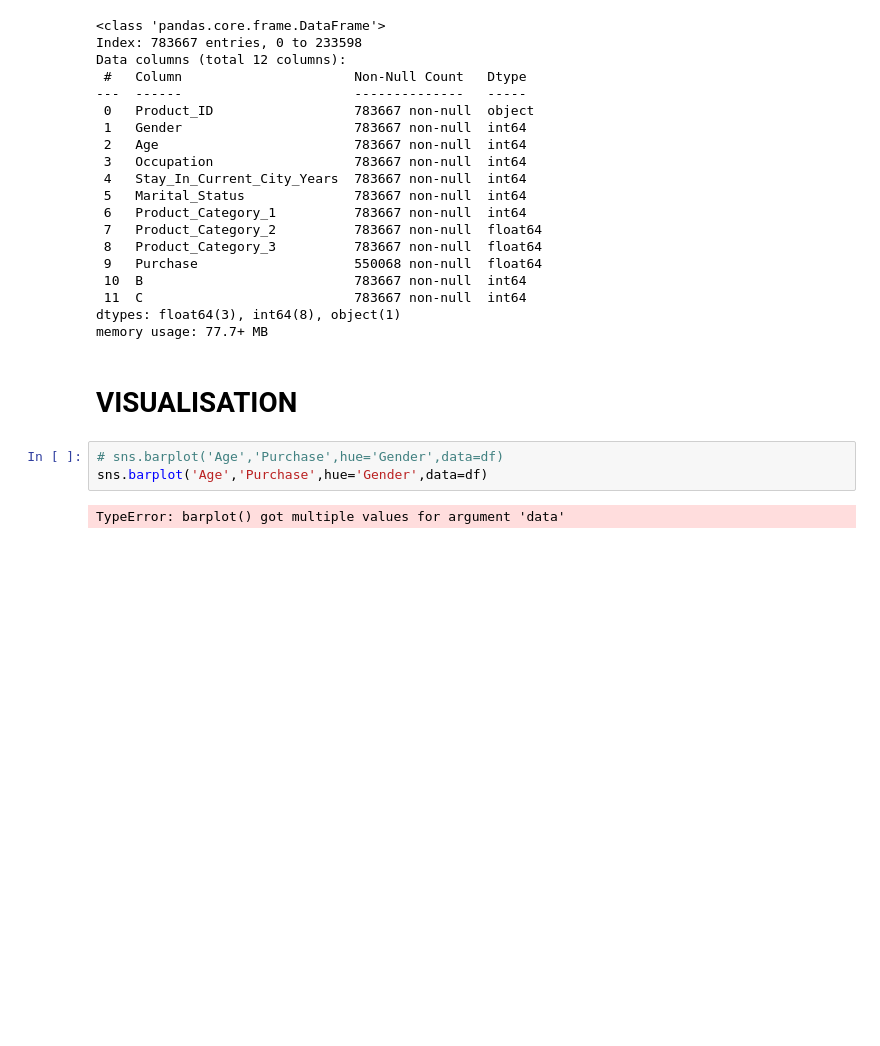
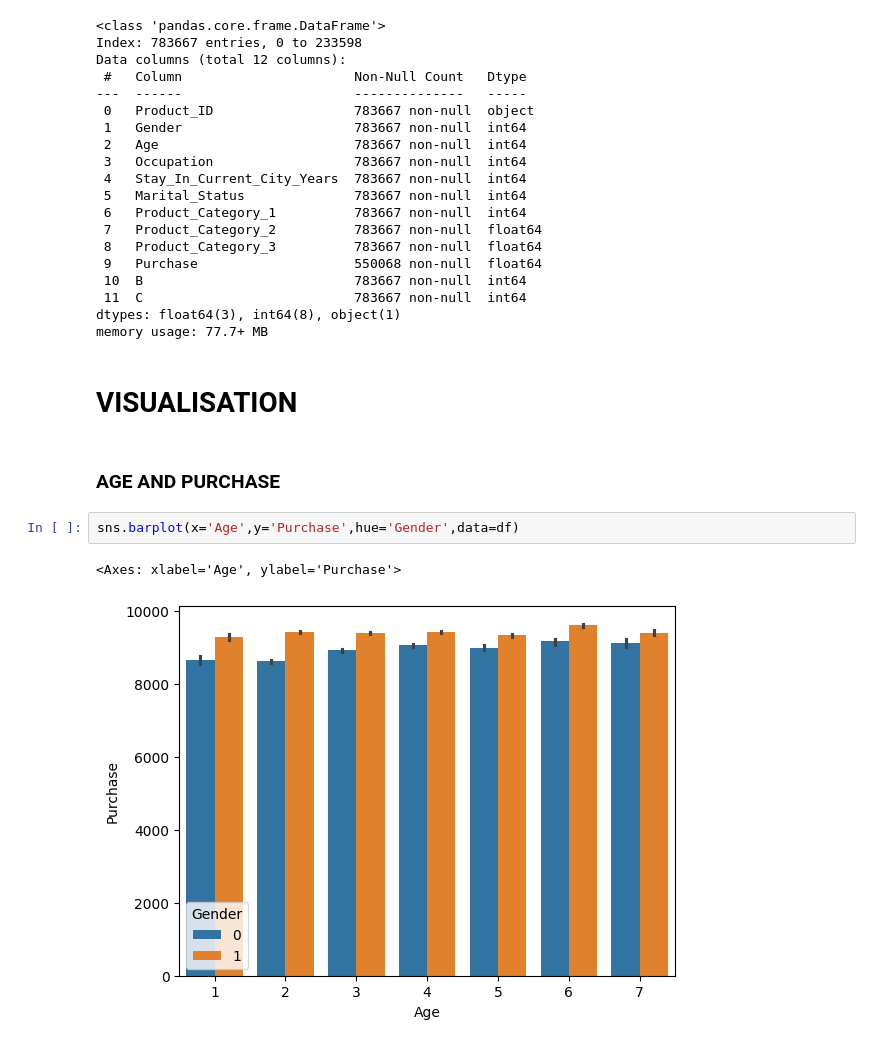
Before and after one commit to Aadeshsingh-11/EDA-with-Python, a Jupyter notebook: Black Friday Sales EDA/sales.ipynb, the cells around one changed output. Cells and saved outputs as stored; diff of their text form; blank space fills up the shorter version.

Commit message:
VISUALISING THE DATA

```diff
--- a/Black Friday Sales EDA/sales.ipynb
+++ b/Black Friday Sales EDA/sales.ipynb
@@ -312,8 +312,10 @@ dtypes: float64(3), int64(8), object(1)
 memory usage: 77.7+ MB
 # %% [markdown]
 # VISUALISATION
+# %% [markdown]
+### AGE AND PURCHASE
 # %%
-# sns.barplot('Age','Purchase',hue='Gender',data=df)
-sns.barplot('Age','Purchase',hue='Gender',data=df)
+sns.barplot(x='Age',y='Purchase',hue='Gender',data=df)
 # %% [output]
-TypeError: barplot() got multiple values for argument 'data'
+<Axes: xlabel='Age', ylabel='Purchase'>
+[figure, added]
```
Also changed, not shown: parts of 6 cells of this notebook.
